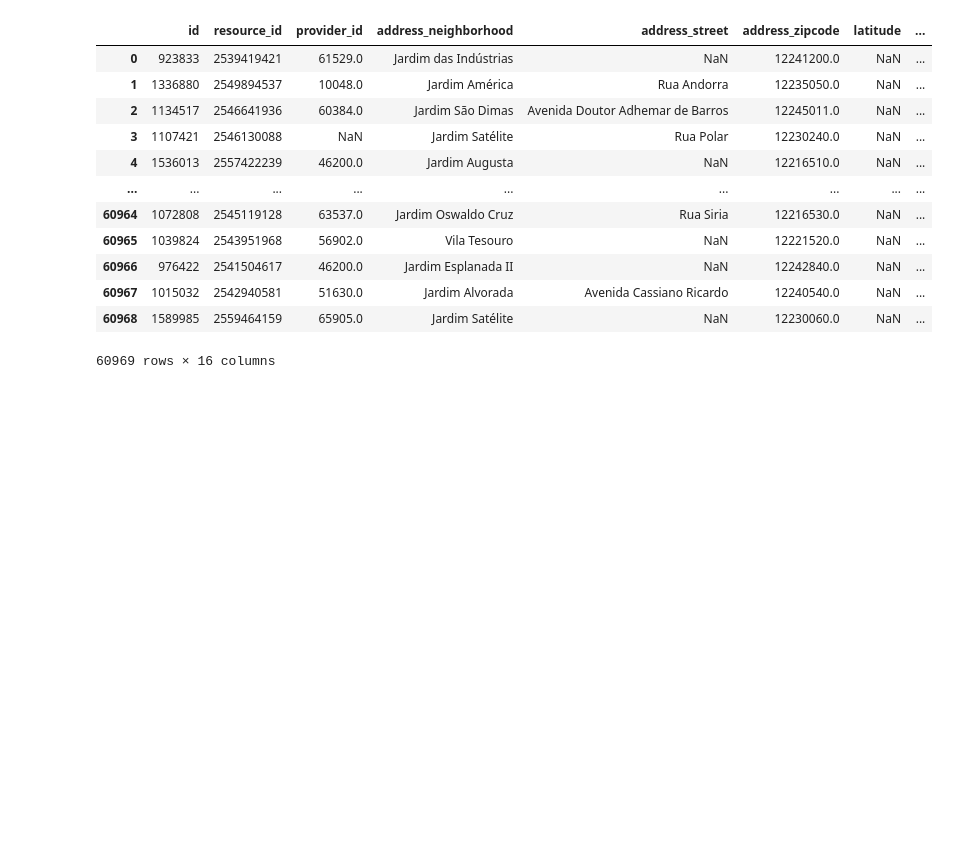
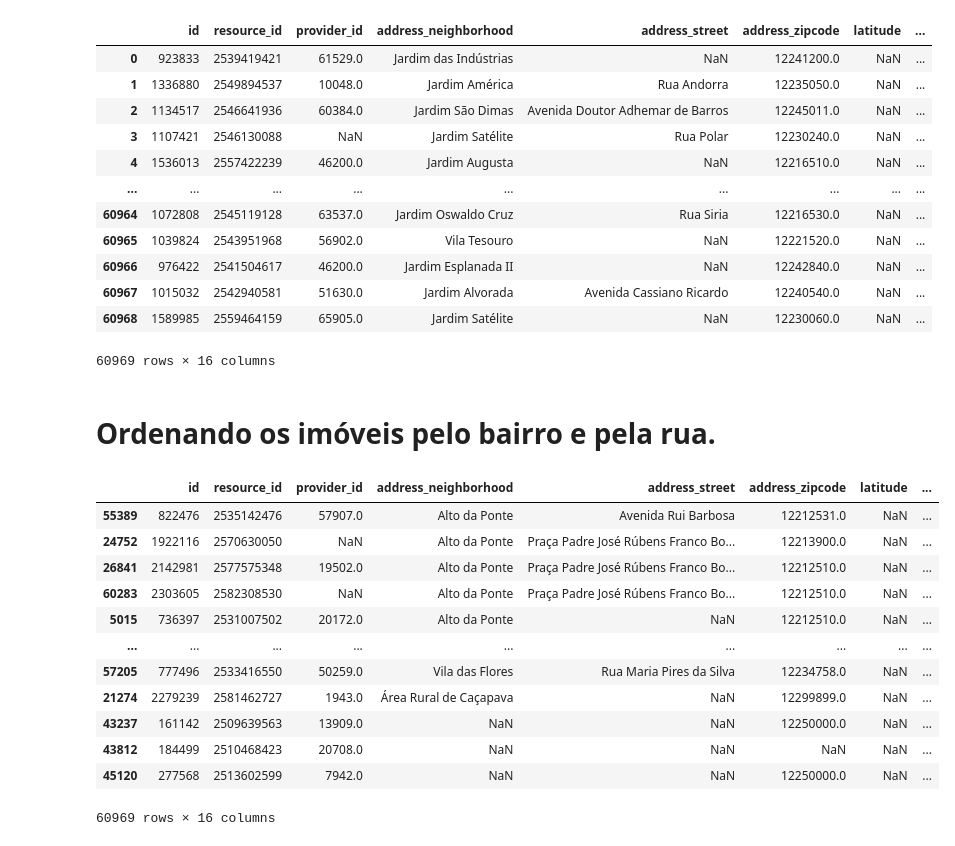
Before and after one commit to fabiollg/PI-4_Predicao_Valores_Imoveis_SJC, a Jupyter notebook: PI_4_Predicao_Valores_Imoveis_SJC.ipynb, the cells around one changed output. Saved outputs shown, nothing was run; the diff lists cells and outputs as text; code cells hidden in the pictures; blank space fills up the shorter version.

```diff
--- a/PI_4_Predicao_Valores_Imoveis_SJC.ipynb
+++ b/PI_4_Predicao_Valores_Imoveis_SJC.ipynb
@@ -81,3 +81,22 @@ dados_filtrados
 | 60967 | 1015032 | 2542940581 | 51630.0 | Jardim Alvorada | Avenida Cassiano Ricardo | 12240540.0 | NaN | ... |
 | 60968 | 1589985 | 2559464159 | 65905.0 | Jardim Satélite | NaN | 12230060.0 | NaN | ... |
 60969 rows × 16 columns
+# %% [markdown]
+# Ordenando os imóveis pelo bairro e pela rua.
+# %%
+dados_filt_ord = dados_filtrados.sort_values(['address_neighborhood','address_street',])
+dados_filt_ord
+# %% [output]
+|  | id | resource_id | provider_id | address_neighborhood | address_street | address_zipcode | latitude | ... |
+| 55389 | 822476 | 2535142476 | 57907.0 | Alto da Ponte | Avenida Rui Barbosa | 12212531.0 | NaN | ... |
+| 24752 | 1922116 | 2570630050 | NaN | Alto da Ponte | Praça Padre José Rúbens Franco Bo... | 12213900.0 | NaN | ... |
+| 26841 | 2142981 | 2577575348 | 19502.0 | Alto da Ponte | Praça Padre José Rúbens Franco Bo... | 12212510.0 | NaN | ... |
+| 60283 | 2303605 | 2582308530 | NaN | Alto da Ponte | Praça Padre José Rúbens Franco Bo... | 12212510.0 | NaN | ... |
+| 5015 | 736397 | 2531007502 | 20172.0 | Alto da Ponte | NaN | 12212510.0 | NaN | ... |
+| ... | ... | ... | ... | ... | ... | ... | ... | ... |
+| 57205 | 777496 | 2533416550 | 50259.0 | Vila das Flores | Rua Maria Pires da Silva | 12234758.0 | NaN | ... |
+| 21274 | 2279239 | 2581462727 | 1943.0 | Área Rural de Caçapava | NaN | 12299899.0 | NaN | ... |
+| 43237 | 161142 | 2509639563 | 13909.0 | NaN | NaN | 12250000.0 | NaN | ... |
+| 43812 | 184499 | 2510468423 | 20708.0 | NaN | NaN | NaN | NaN | ... |
+| 45120 | 277568 | 2513602599 | 7942.0 | NaN | NaN | 12250000.0 | NaN | ... |
+60969 rows × 16 columns
```
Also changed, not shown: parts of 2 cells of this notebook.
